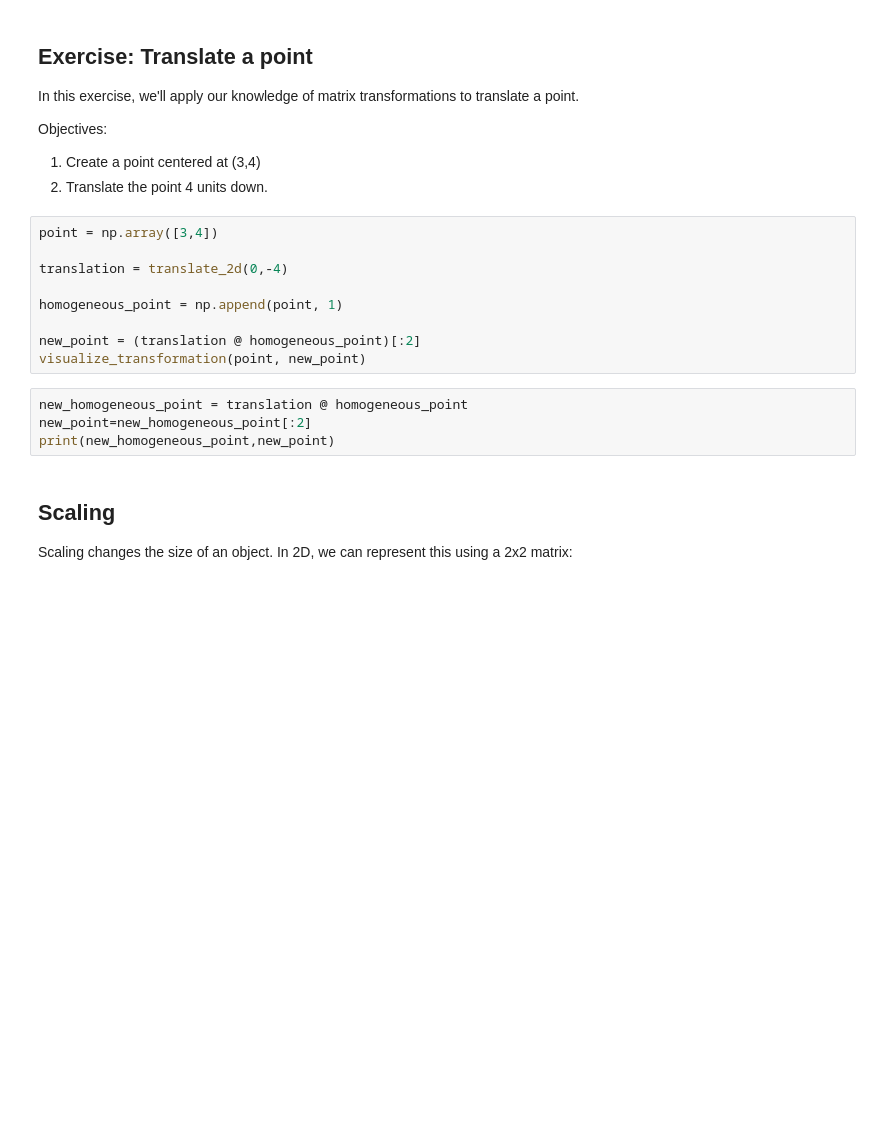
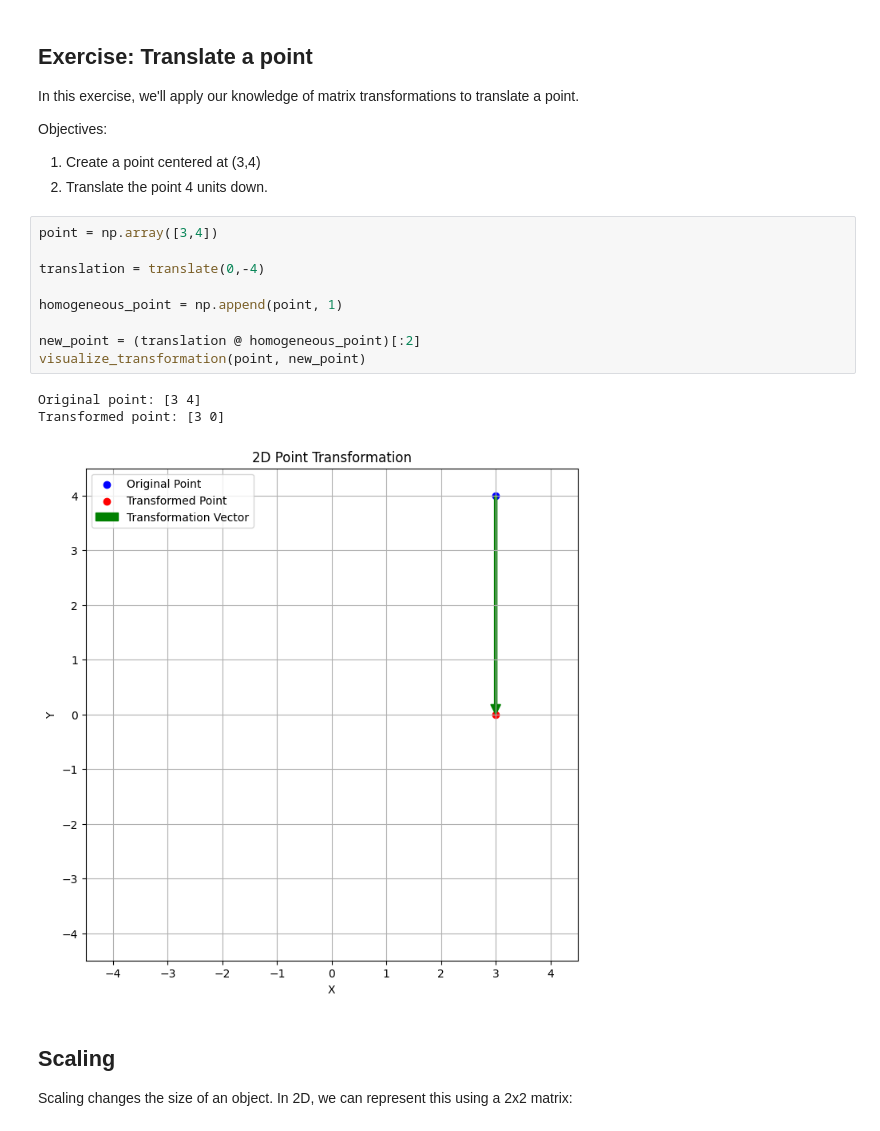
Before and after one commit to uf-bme/bme3053c, a Jupyter notebook: lessons/06_Matrix_Transformations.ipynb, the cells around one changed output. Drawn from its saved outputs; the diff is of its cells as text; blank space fills up the shorter version.

```diff
--- a/lessons/06_Matrix_Transformations.ipynb
+++ b/lessons/06_Matrix_Transformations.ipynb
@@ -159,16 +181,16 @@ Objectives:
 # %%
 point = np.array([3,4])
 
-translation = translate_2d(0,-4)
+translation = translate(0,-4)
 
 homogeneous_point = np.append(point, 1)
 
 new_point = (translation @ homogeneous_point)[:2]
 visualize_transformation(point, new_point)
+# %% [output]
+Original point: [3 4]
+Transformed point: [3 0]
+[figure, added]
-# %%
-new_homogeneous_point = translation @ homogeneous_point
-new_point=new_homogeneous_point[:2]
-print(new_homogeneous_point,new_point)
 # %% [markdown]
 ## Scaling
 
```
Also changed, not shown: parts of 22 cells of this notebook.
